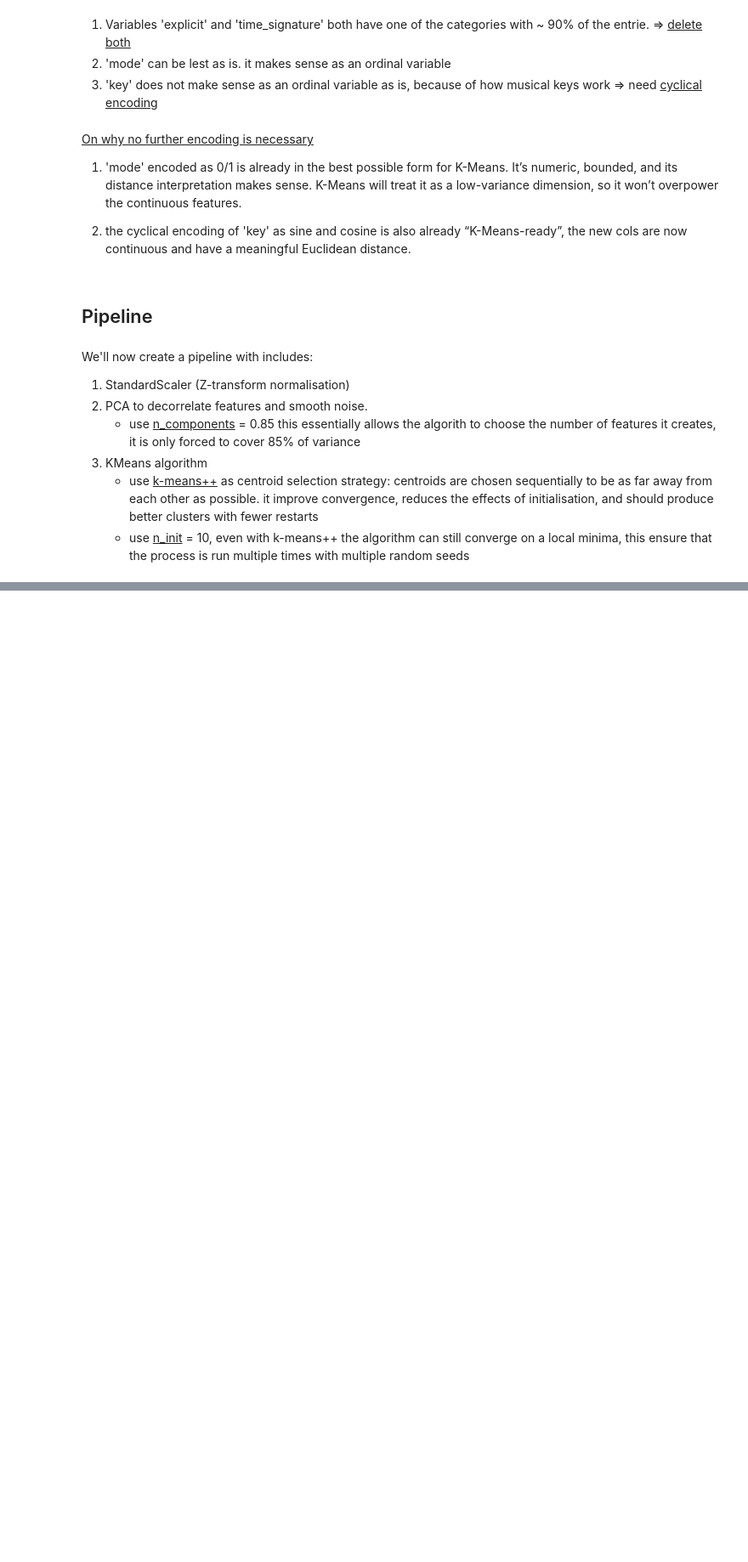
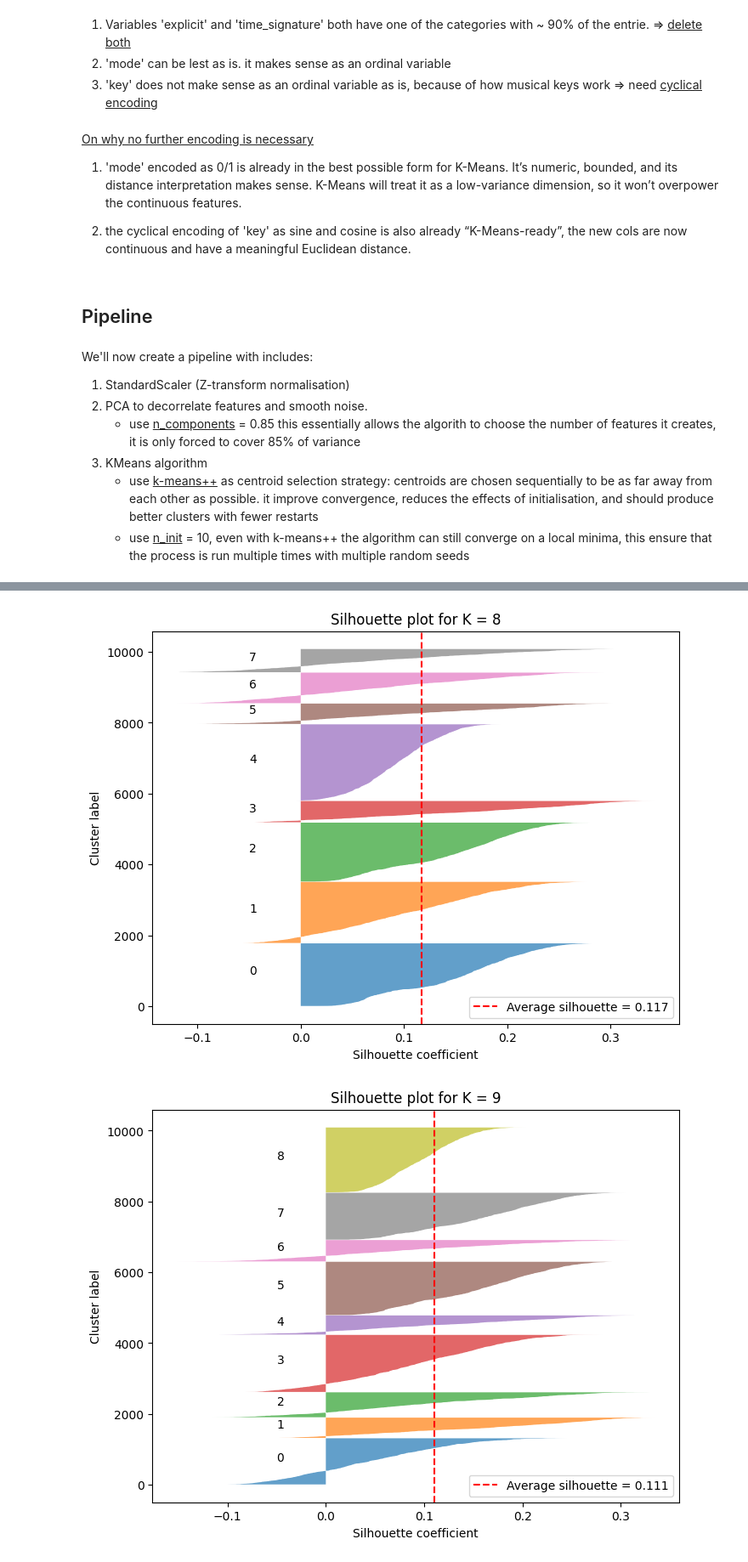
Before and after one commit to petedanielsmith/spotify-recommendation-system, a Jupyter notebook: jupyter_notebooks/02_clustering.ipynb, the cells around one changed output, grey strips where cells are left out. Shown at 85% size. Saved outputs shown, nothing was run; the diff lists cells and outputs as text; code cells hidden in the pictures; blank space fills up the shorter version.

```diff
--- a/jupyter_notebooks/02_clustering.ipynb
+++ b/jupyter_notebooks/02_clustering.ipynb
@@ -170,14 +174,14 @@ Name: count, dtype: int64
 => need <ins>cyclical encoding</ins>
 # %%
 # drop cols
-df.drop(columns=['explicit', 'time_signature'], inplace=True)
+X.drop(columns=['explicit', 'time_signature'], inplace=True)
 
 # convert key to cyclical
-df["key_sin"] = np.sin(2 * np.pi * df["key"] / 12)
-df["key_cos"] = np.cos(2 * np.pi * df["key"] / 12)
+X["key_sin"] = np.sin(2 * np.pi * X["key"] / 12)
+X["key_cos"] = np.cos(2 * np.pi * X["key"] / 12)
 
 # drop original key column
-df.drop(columns=['key'], inplace=True)
+X.drop(columns=['key'], inplace=True)
 # %% [markdown]
 <ins>On why no further encoding is necessary<ins>
 1. 'mode' encoded as 0/1 is already in the best possible form for K-Means. It’s numeric, bounded, and its distance interpretation makes sense. K-Means will treat it as a low-variance dimension, so it won’t overpower the continuous features.
@@ -224,0 +349,7 @@ array([13,  3, 11, ...,  2,  8,  2], shape=(109607,), dtype=int32)
+# %%
+# plot several K values around the optimal one
+for K in [8, 9, 10, 11, 12]:
+    plot_silhouette(pipeline, X, K)
+# %% [output]
+[figure, added]
+[figure, added]
```
Also changed, not shown: parts of 11 cells of this notebook.
